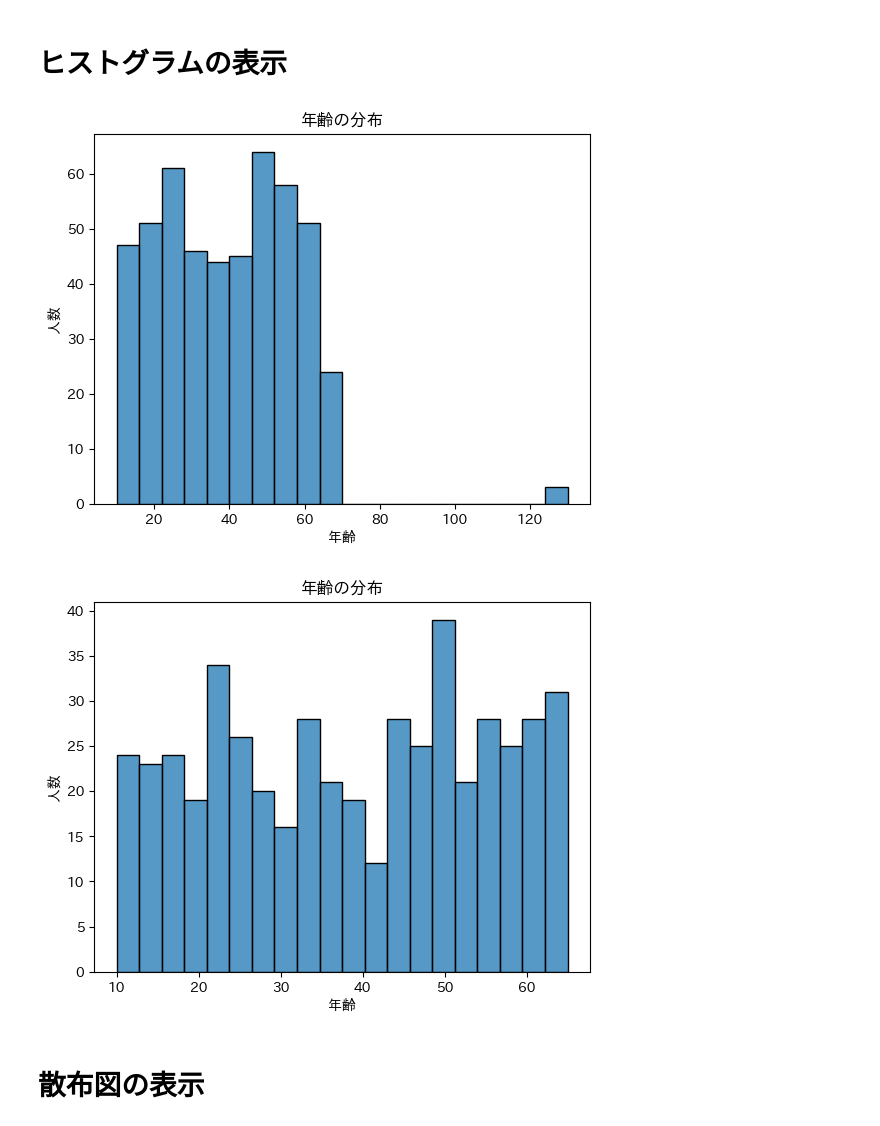
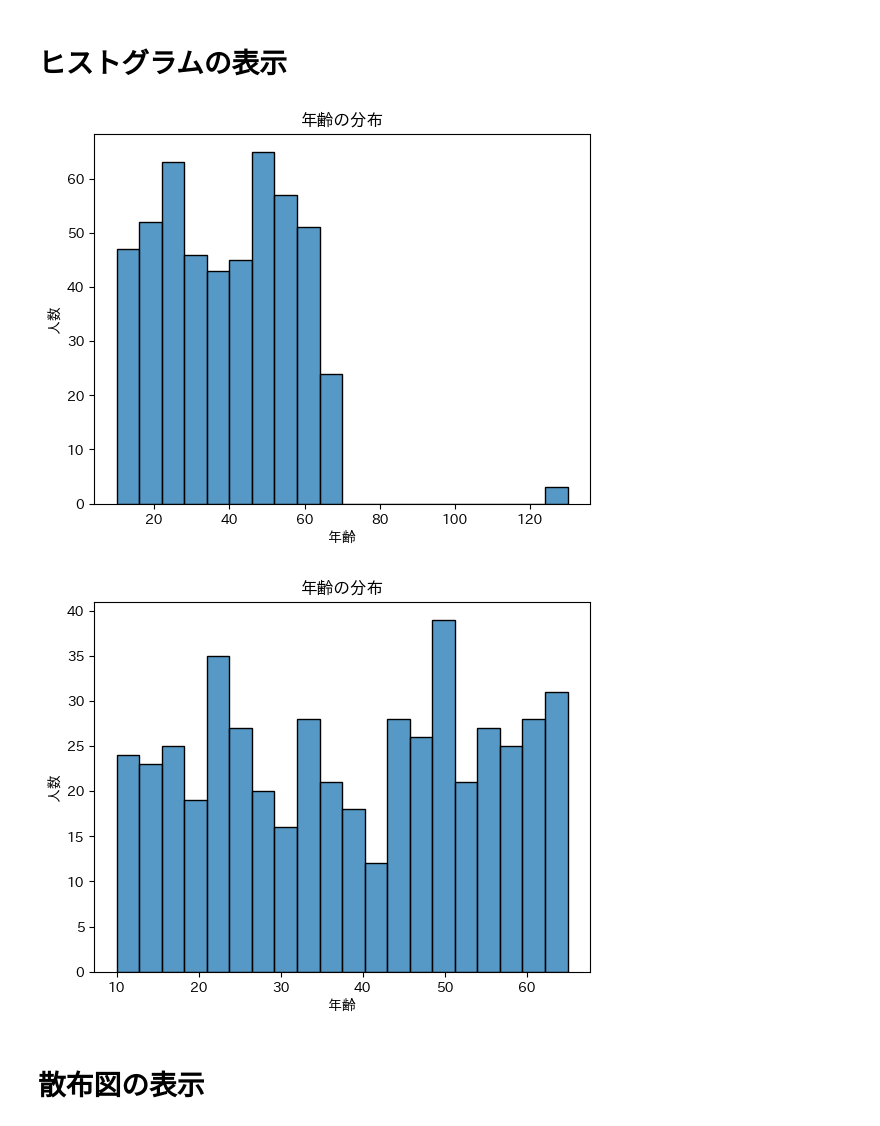
Before and after one commit to yajima-yasutoshi/DataMinig, a Jupyter notebook: 20231011/基礎集計.ipynb, the cells around one changed output. Saved outputs shown, nothing was run; the diff lists cells and outputs as text; code cells hidden in the pictures.

```diff
--- a/20231011/基礎集計.ipynb
+++ b/20231011/基礎集計.ipynb
@@ -39,7 +109,7 @@ import pandas as pd
 read_excel()というメソッドを使う
 # %%
 # 読み込むファイルを指定する
-file_path = '/content/drive/MyDrive/周南公立大学/講義/データマイニング/データ/customer_data2.xlsx'
+file_path = '/content/drive/MyDrive/周南公立大学/講義/データマイニング/データ/customer_data.xlsx'
 
 # data という変数に読み込む
 data = pd.read_excel(file_path)
@@ -268,19 +339,21 @@ data.groupby(['性別','職業']).mean()
 # %%
 import matplotlib.pyplot as plt
 import japanize_matplotlib
 import seaborn as sns
+
+data = pd.read_excel(file_path)
 
 # 年齢のデータを取得
 ages = data['年齢']
 
 # ヒストグラムを描画
 sns.histplot(ages, bins=20, kde=False)
 plt.title('年齢の分布')
 plt.xlabel('年齢')
 plt.ylabel('人数')
 plt.show()
 # %% [output]
-[figure, old version]
+[figure, new version]
 # %%
 # 年齢が80歳以上のレコードのインデックスを取得
 indices_to_drop = data[data['年齢'] >= 80].index
@@ -291,6 +363,6 @@ data_dropped = data.drop(indices_to_drop)
 # %%
 # 年齢のデータを取得
-ages = data_dropped['年齢']
+ages = data['年齢']
 
 # ヒストグラムを描画
 sns.histplot(ages, bins=20, kde=False)
@@ -299,7 +371,7 @@ plt.xlabel('年齢')
 plt.ylabel('人数')
 plt.show()
 # %% [output]
-[figure, old version]
+[figure, new version]
 # %% [markdown]
 # 散布図の表示
 # %%
```
Also changed, not shown: parts of 48 cells of this notebook.
